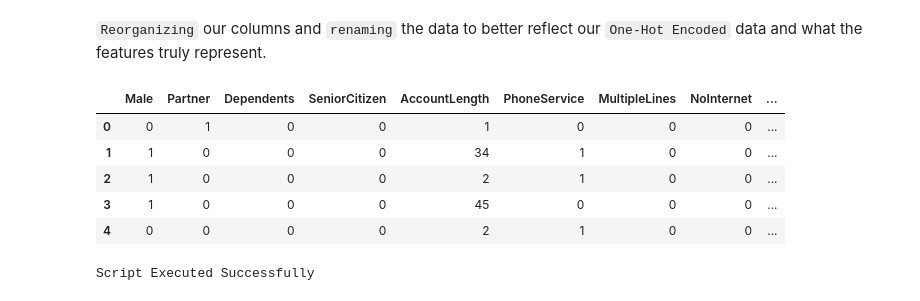
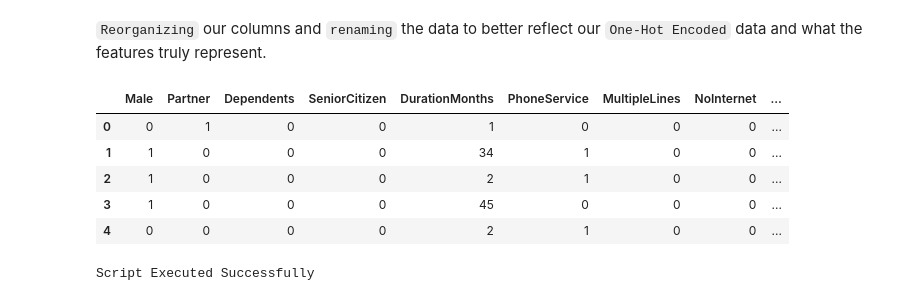
Before and after one commit to mrhussaink7/telco-churn-model, a Jupyter notebook: notebooks/data_cleaning.ipynb, the cells around one changed output. Saved outputs shown, nothing was run; the diff lists cells and outputs as text; code cells hidden in the pictures.

Commit message:
[ADD] Changed name of AccountLength to better reflect values: DurationMonths

```diff
--- a/notebooks/data_cleaning.ipynb
+++ b/notebooks/data_cleaning.ipynb
@@ -203,22 +203,22 @@ memory usage: 1.5 MB
 `Reorganizing` our columns and `renaming` the data to better reflect our `One-Hot Encoded` data and what the features truly represent.
 # %%
 df.rename({
-    'gender':'Male', 'tenure':'AccountLength', \
+    'gender':'Male', 'tenure':'DurationMonths', \
     'DSL':'DSLInternet','Fiber optic':'FiberOpticInternet','No':'NoInternet', \
     'Month-to-month':'MonthlyContract', 'One year':'AnnualContract', 'Two year':'BiannualContract', \
     'Bank transfer (automatic)':'AutoBankTransfer','Credit card (automatic)':'AutoCreditCard', \
     'Electronic check':'ElectronicCheck', 'Mailed check':'MailedCheck'}, axis=1, inplace=True)
 
 df = df[[
-    'Male','Partner','Dependents','SeniorCitizen','AccountLength', \
+    'Male','Partner','Dependents','SeniorCitizen','DurationMonths', \
     'PhoneService','MultipleLines','NoInternet','DSLInternet','FiberOpticInternet', \
     'OnlineSecurity','OnlineBackup','DeviceProtection','TechSupport','StreamingTV','StreamingMovies', \
     'MonthlyContract','AnnualContract','BiannualContract','AutoBankTransfer','AutoCreditCard', \
     'ElectronicCheck','MailedCheck','PaperlessBilling','MonthlyCharges','TotalCharges','Churn']]
 
 df.head()
 # %% [output]
-|  | Male | Partner | Dependents | SeniorCitizen | AccountLength | PhoneService | MultipleLines | NoInternet | ... |
+|  | Male | Partner | Dependents | SeniorCitizen | DurationMonths | PhoneService | MultipleLines | NoInternet | ... |
 | 0 | 0 | 1 | 0 | 0 | 1 | 0 | 0 | 0 | ... |
 | 1 | 1 | 0 | 0 | 0 | 34 | 1 | 0 | 0 | ... |
 | 2 | 1 | 0 | 0 | 0 | 2 | 1 | 0 | 0 | ... |
```
